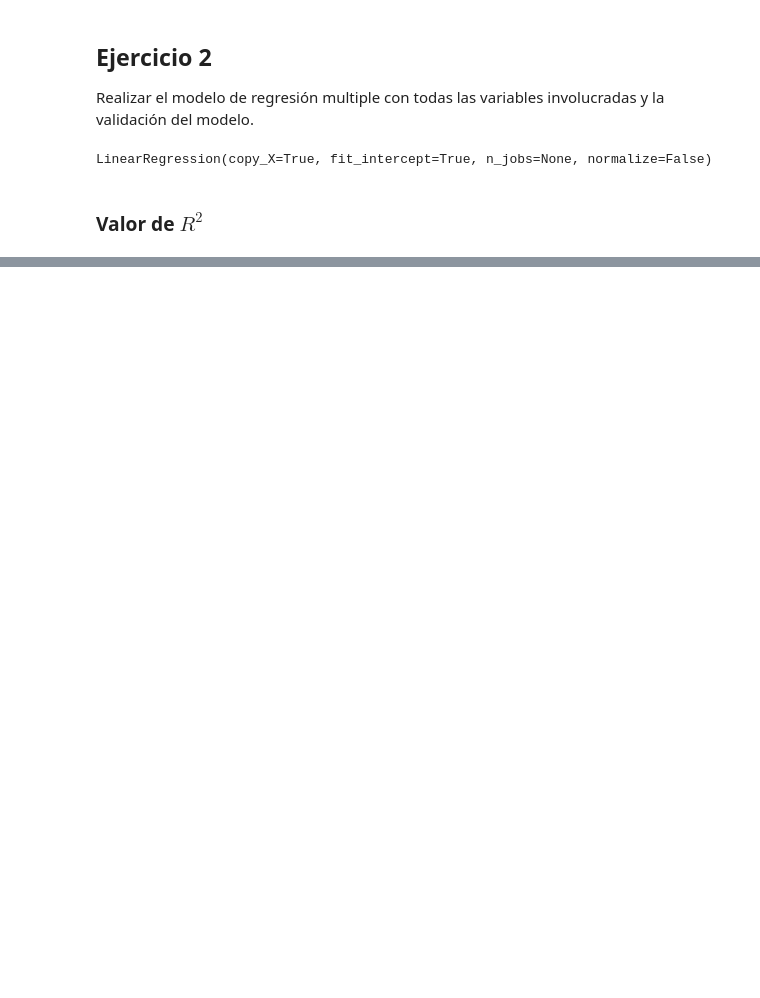
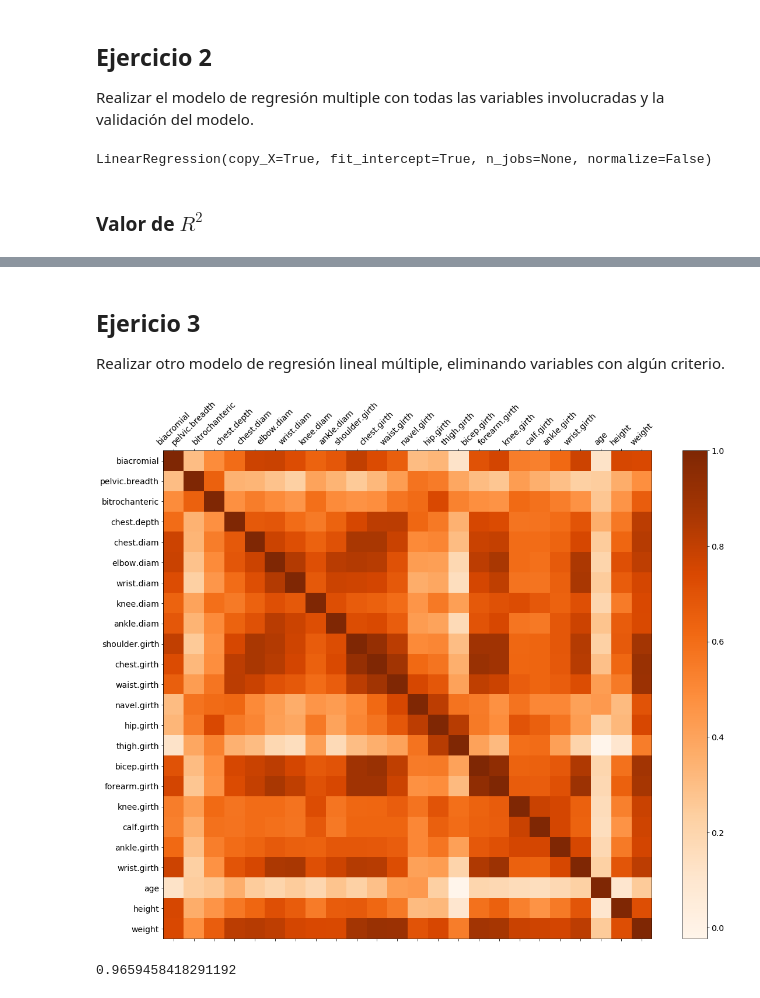
Before and after one commit to Giulianos/ml-mult-regression, a Jupyter notebook: notebook.ipynb, the cells around one changed output, grey strips where cells are left out. Drawn from its saved outputs; the diff is of its cells as text; code cells hidden in the pictures; blank space fills up the shorter version.

```diff
--- a/notebook.ipynb
+++ b/notebook.ipynb
@@ -84,0 +85,36 @@ lm.score(X_test, y_test)
+# %% [markdown]
+## Ejericio 3
+
+Realizar otro modelo de regresión lineal múltiple, eliminando variables con algún criterio.
+# %%
+import matplotlib.pyplot as plt
+import numpy as np
+
+df_train = pd.concat([X_train, y_train], axis=1)
+
+f = plt.figure(figsize=(19, 15))
+plt.matshow(df_train.corr(), fignum=f.number, cmap='Oranges')
+plt.xticks(range(df_train.shape[1]), df_train.columns, fontsize=14, rotation=45)
+plt.yticks(range(df_train.shape[1]), df_train.columns, fontsize=14)
+cb = plt.colorbar()
+cb.ax.tick_params(labelsize=14)
+# %% [output]
+[figure, added]
+# %%
+from sklearn import linear_model
+
+dropped_xs = ['pelvic.breadth']
+
+X_train2 = X_train.drop(dropped_xs, axis=1)
+X_test2 = X_test.drop(dropped_xs, axis=1)
+
+# Creo el modelo
+lm = linear_model.LinearRegression()
+# Ajusto los datos de entrenamiento
+lm.fit(X_train2,y_train)
+
+lm.score(X_test2, y_test)
+
+#plt.plot(lm.coef_, '-o')
+# %% [output]
+0.9659458418291192
```
Also changed, not shown: parts of 4 cells of this notebook.
